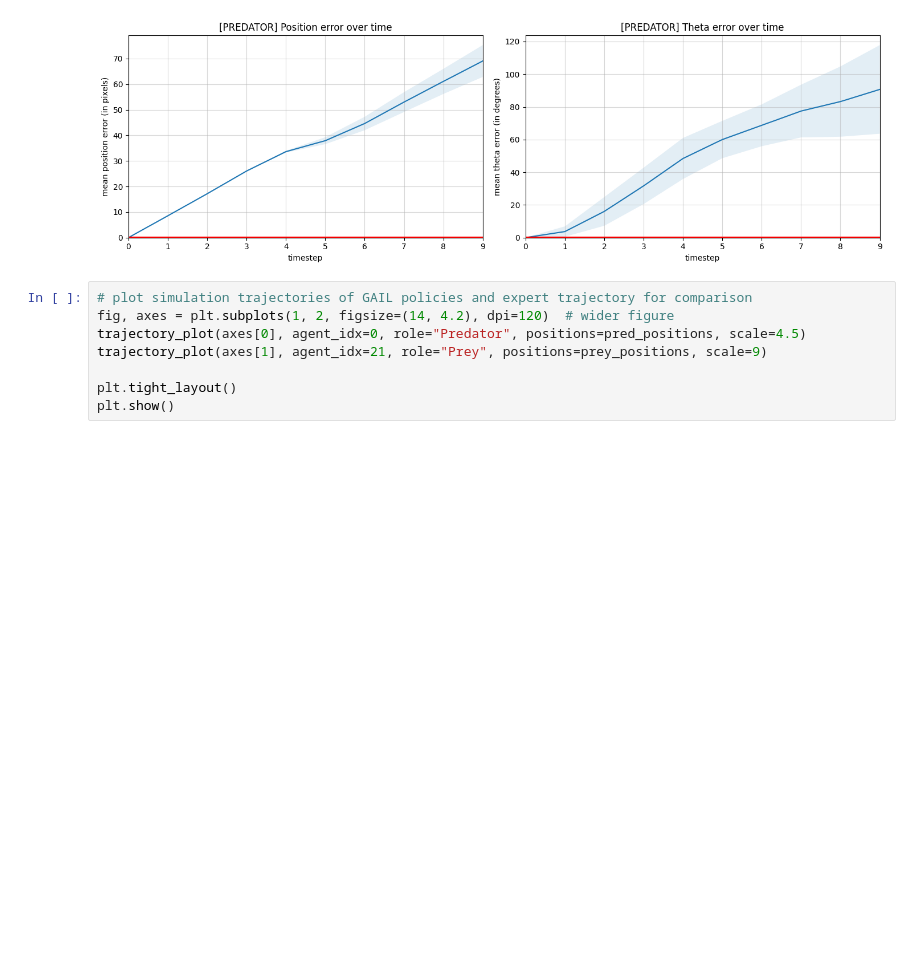
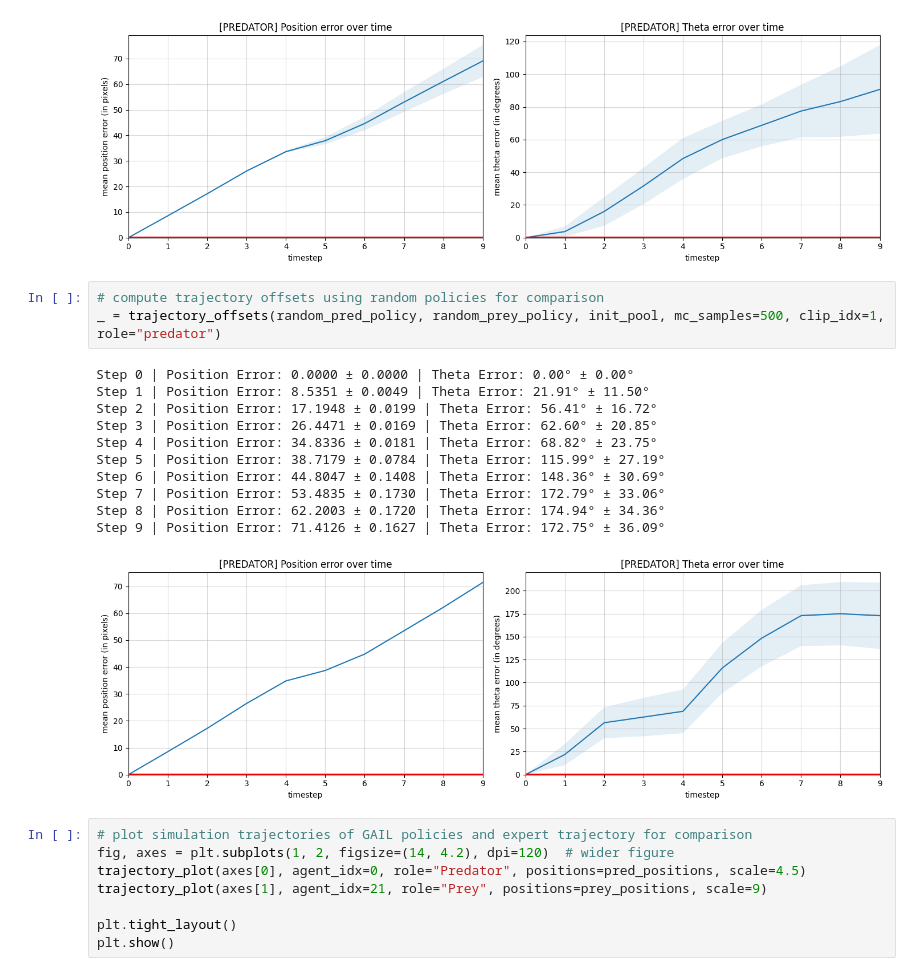
Before and after one commit to wirthy21/Master-Thesis, a Jupyter notebook: notebooks/3. Experiments.ipynb, the cells around one changed output. Saved outputs shown, nothing was run; the diff lists cells and outputs as text; blank space fills up the shorter version.

```diff
--- a/notebooks/3. Experiments.ipynb
+++ b/notebooks/3. Experiments.ipynb
@@ -198,6 +206,21 @@ Step 7 | Position Error: 52.9816 ± 3.8686 | Theta Error: 77.44° ± 16.12°
 Step 8 | Position Error: 61.0695 ± 4.9021 | Theta Error: 83.23° ± 21.49°
 Step 9 | Position Error: 69.0401 ± 6.2269 | Theta Error: 90.69° ± 27.12°
 [figure]
+# %%
+# compute trajectory offsets using random policies for comparison
+_ = trajectory_offsets(random_pred_policy, random_prey_policy, init_pool, mc_samples=500, clip_idx=1, role="predator")
+# %% [output]
+Step 0 | Position Error: 0.0000 ± 0.0000 | Theta Error: 0.00° ± 0.00°
+Step 1 | Position Error: 8.5351 ± 0.0049 | Theta Error: 21.91° ± 11.50°
+Step 2 | Position Error: 17.1948 ± 0.0199 | Theta Error: 56.41° ± 16.72°
+Step 3 | Position Error: 26.4471 ± 0.0169 | Theta Error: 62.60° ± 20.85°
+Step 4 | Position Error: 34.8336 ± 0.0181 | Theta Error: 68.82° ± 23.75°
+Step 5 | Position Error: 38.7179 ± 0.0784 | Theta Error: 115.99° ± 27.19°
+Step 6 | Position Error: 44.8047 ± 0.1408 | Theta Error: 148.36° ± 30.69°
+Step 7 | Position Error: 53.4835 ± 0.1730 | Theta Error: 172.79° ± 33.06°
+Step 8 | Position Error: 62.2003 ± 0.1720 | Theta Error: 174.94° ± 34.36°
+Step 9 | Position Error: 71.4126 ± 0.1627 | Theta Error: 172.75° ± 36.09°
+[figure, added]
 # %%
 # plot simulation trajectories of GAIL policies and expert trajectory for comparison
 fig, axes = plt.subplots(1, 2, figsize=(14, 4.2), dpi=120)  # wider figure
```
Also changed, not shown: parts of 2 cells of this notebook, 1 other file.
